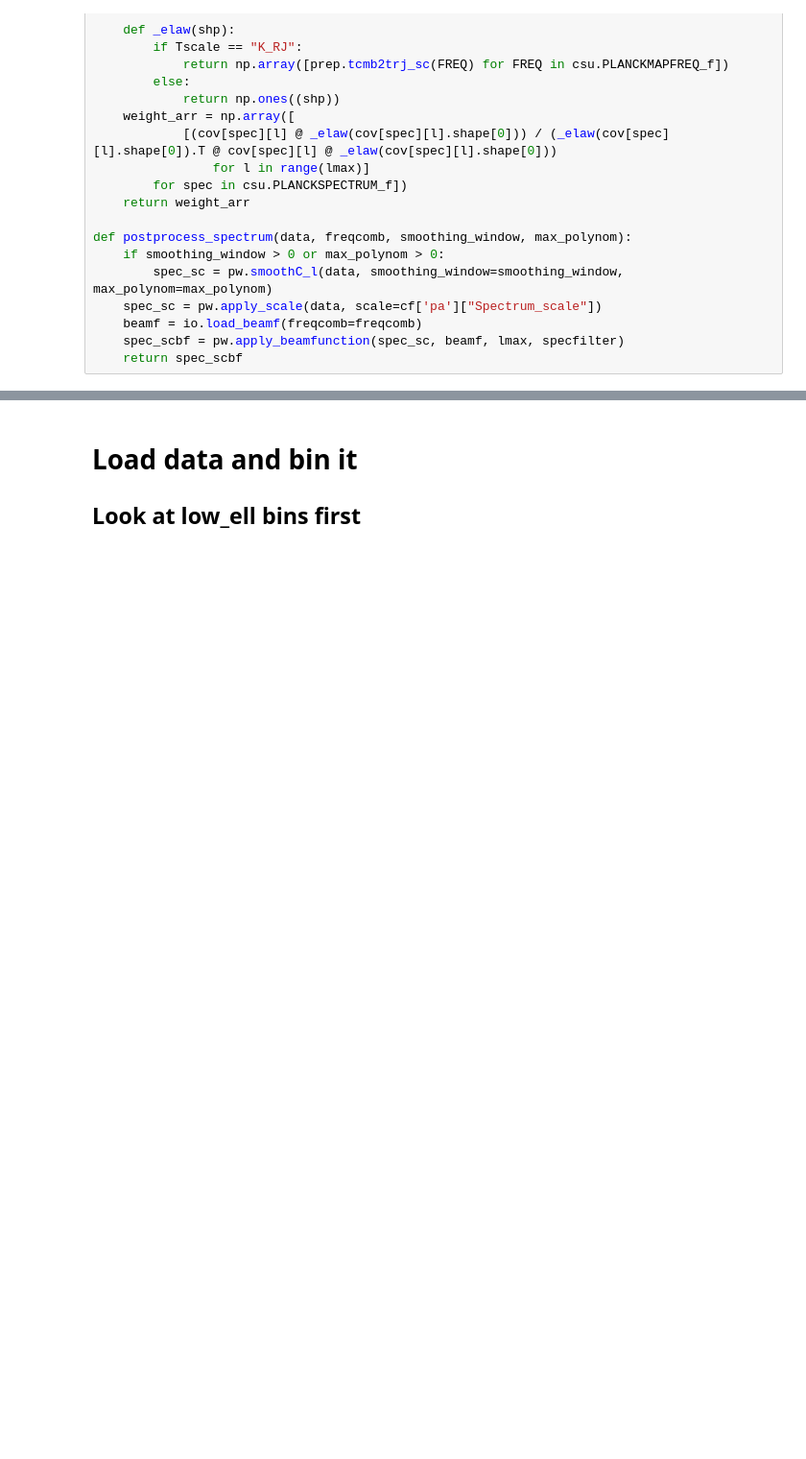
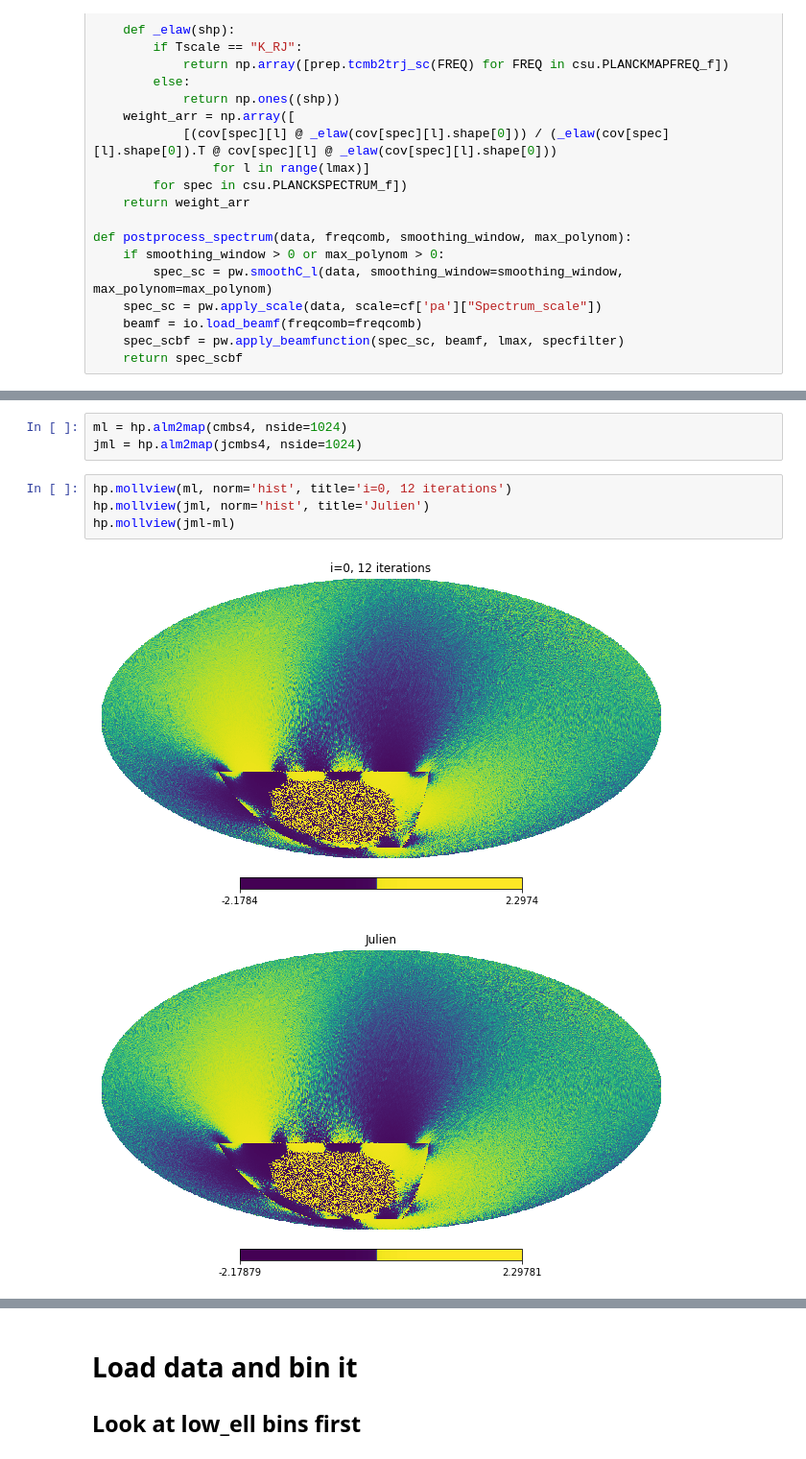
Before and after one commit to Sebastian-Belkner/component_separation, a Jupyter notebook: notebooks/increment.ipynb, the cells around one changed output, grey strips where cells are left out. Shown at 96% size. Cells and saved outputs as stored; diff of their text form; blank space fills up the shorter version.

```diff
--- a/notebooks/increment.ipynb
+++ b/notebooks/increment.ipynb
@@ -119,0 +150,10 @@ def postprocess_spectrum(data, freqcomb, smoothing_window, max_polynom):
+# %%
+ml = hp.alm2map(cmbs4, nside=1024)
+jml = hp.alm2map(jcmbs4, nside=1024)
+# %%
+hp.mollview(ml, norm='hist', title='i=0, 12 iterations')
+hp.mollview(jml, norm='hist', title='Julien')
+hp.mollview(jml-ml)
+# %% [output]
+[figure, added]
+[figure, added]
```
Also changed, not shown: parts of 38 cells of this notebook, 9 other files.
